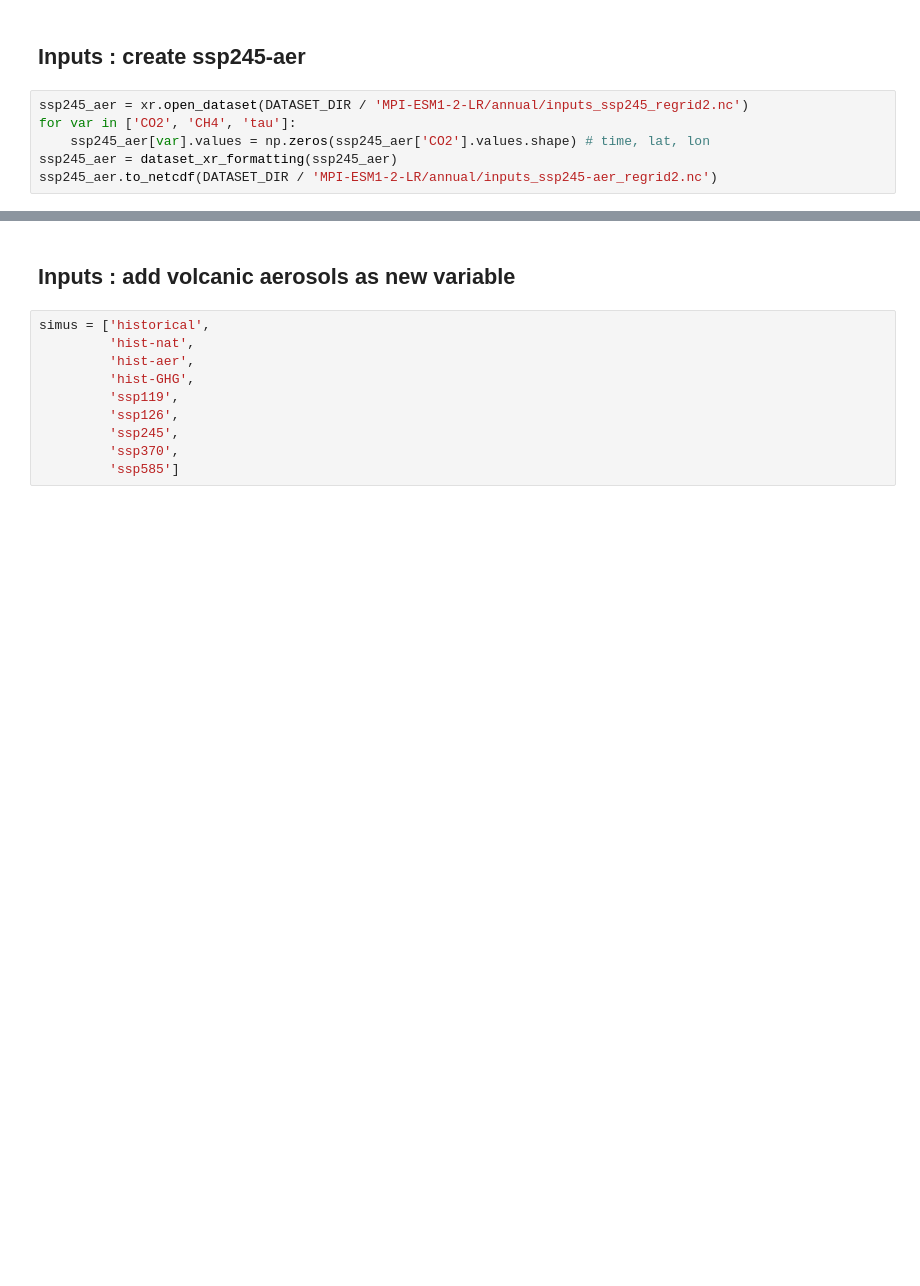
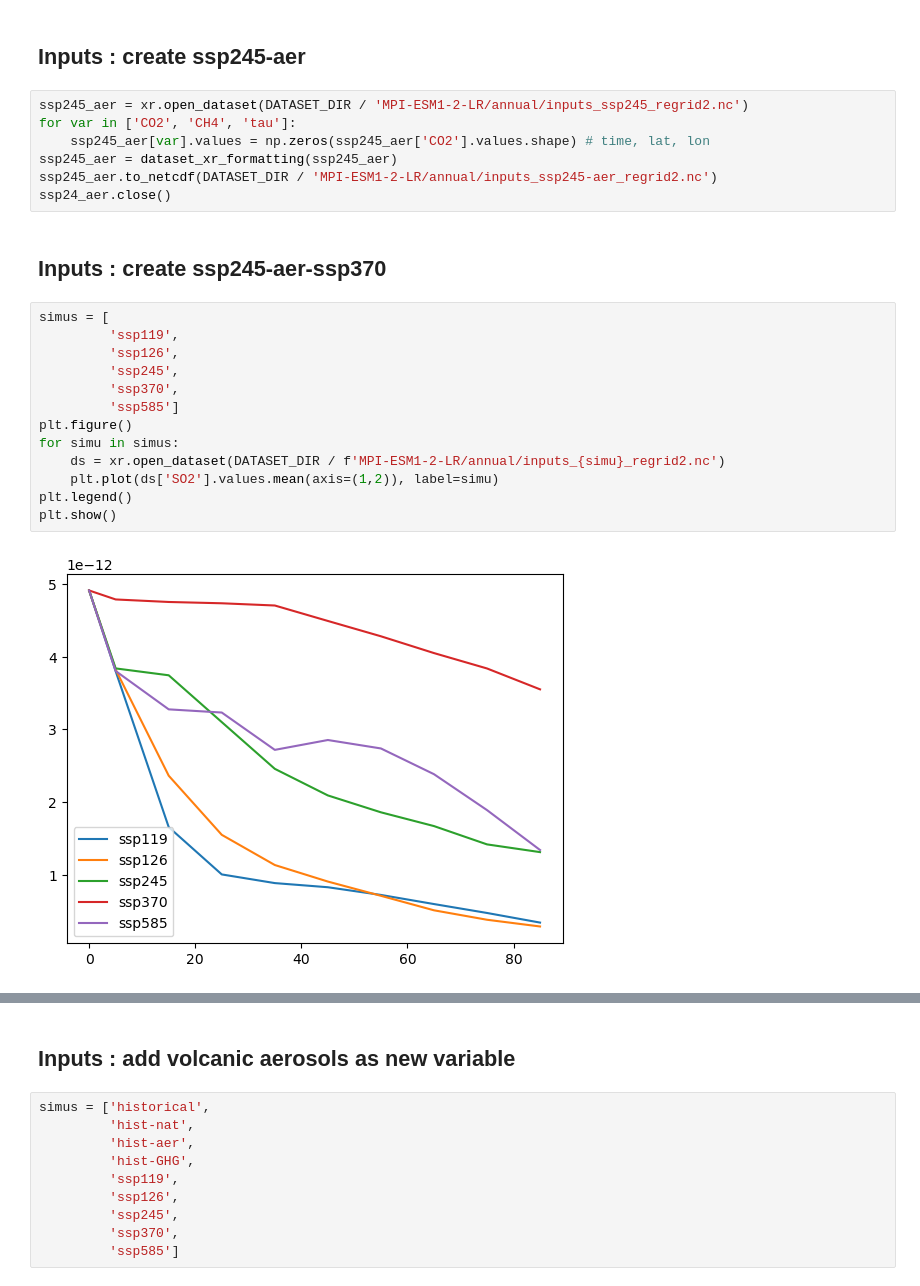
Before and after one commit to zoeleila/scenarIA, a Jupyter notebook: src/data/preprocessing.ipynb, the cells around one changed output, grey strips where cells are left out. Saved outputs shown, nothing was run; the diff lists cells and outputs as text; blank space fills up the shorter version.

```diff
--- a/src/data/preprocessing.ipynb
+++ b/src/data/preprocessing.ipynb
@@ -22,3 +133,21 @@ for var in ['CO2', 'CH4', 'tau']:
     ssp245_aer[var].values = np.zeros(ssp245_aer['CO2'].values.shape) # time, lat, lon
 ssp245_aer = dataset_xr_formatting(ssp245_aer)
 ssp245_aer.to_netcdf(DATASET_DIR / 'MPI-ESM1-2-LR/annual/inputs_ssp245-aer_regrid2.nc')
+ssp24_aer.close()
+# %% [markdown]
+## Inputs : create ssp245-aer-ssp370
+# %%
+simus = [
+         'ssp119',
+         'ssp126',
+         'ssp245',
+         'ssp370',
+         'ssp585']
+plt.figure()
+for simu in simus:
+    ds = xr.open_dataset(DATASET_DIR / f'MPI-ESM1-2-LR/annual/inputs_{simu}_regrid2.nc')
+    plt.plot(ds['SO2'].values.mean(axis=(1,2)), label=simu)
+plt.legend()
+plt.show()
+# %% [output]
+[figure, added]
```
Also changed, not shown: parts of 6 cells of this notebook, 7 other files.
